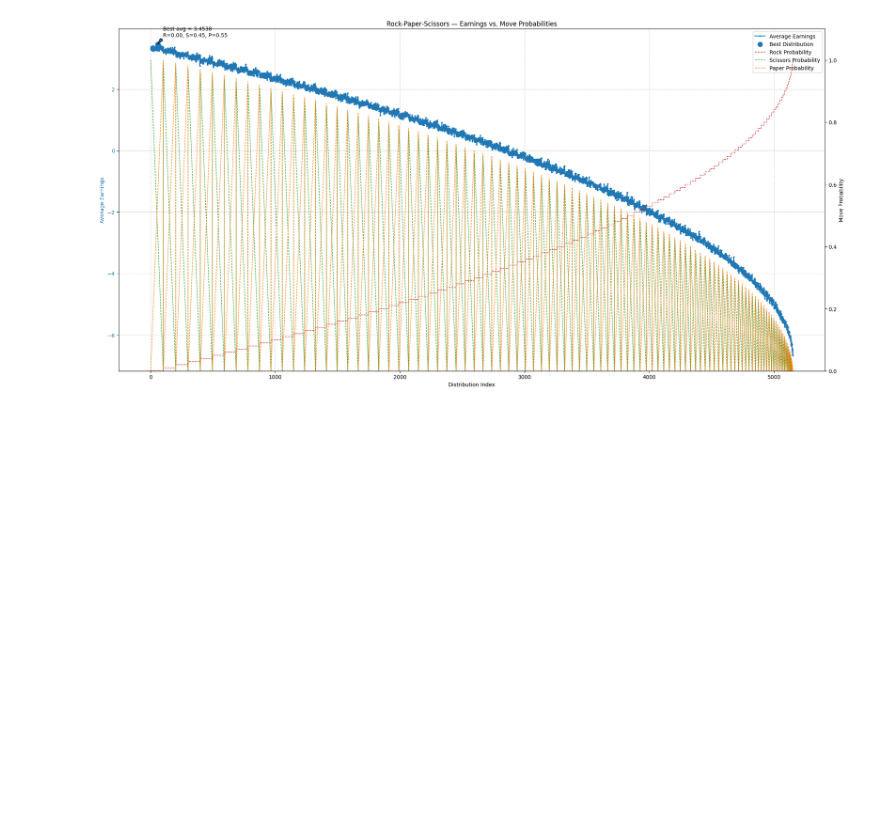
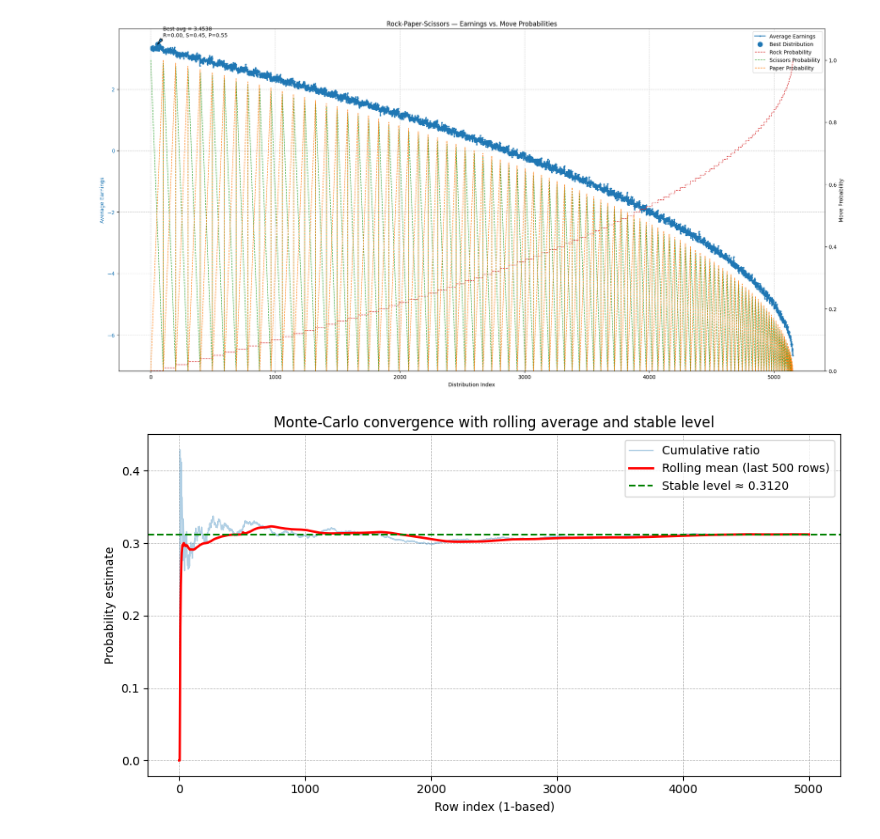
Before and after one commit to SorataBaka/kosen-5, a Jupyter notebook: random-simulation/plot.ipynb, the cells around one changed output. Saved outputs shown, nothing was run; the diff lists cells and outputs as text; code cells hidden in the pictures; blank space fills up the shorter version.

Commit message:
height simulation in c

```diff
--- a/random-simulation/plot.ipynb
+++ b/random-simulation/plot.ipynb
@@ -166,3 +166,57 @@ fig.tight_layout()
 plt.show()
 # %% [output]
 [figure]
+# %%
+import csv
+import matplotlib.pyplot as plt
+from collections import deque
+
+# ---------------- CONFIG ----------------
+FILENAME      = "height.txt"   # adjust path if needed
+ROLL_WINDOW   = 500             # rolling mean window size
+STABLE_SPAN   = 1000             # how many last rows to average for a "stable" level
+# ----------------------------------------
+
+trials, ratio, rolling = [], [], []
+q = deque()
+acc = 0.0
+
+with open(FILENAME, newline="") as f:
+    reader = csv.reader(f)
+    next(reader, None)  # skip header
+    for idx, row in enumerate(reader, start=1):
+        if len(row) < 3:
+            continue
+        r = float(row[2])
+        trials.append(idx)
+        ratio.append(r)
+
+        # Rolling mean
+        q.append(r); acc += r
+        if len(q) > ROLL_WINDOW:
+            acc -= q.popleft()
+        rolling.append(acc / len(q))
+
+# --- Stable horizontal line: mean of last STABLE_SPAN ratios
+tail = ratio[-STABLE_SPAN:] if len(ratio) >= STABLE_SPAN else ratio
+stable_level = sum(tail) / len(tail) if tail else 0.0
+
+# --- Plot -------------------------------------------------------------
+plt.figure(figsize=(9, 5))
+plt.plot(trials, ratio,  lw=1, alpha=0.35, label="Cumulative ratio")
+plt.plot(trials, rolling, lw=2, color="red",
+         label=f"Rolling mean (last {ROLL_WINDOW} rows)")
+
+# Horizontal stable level
+plt.axhline(stable_level, color="green", linestyle="--",
+            label=f"Stable level ≈ {stable_level:.4f}")
+
+plt.xlabel("Row index (1‑based)")
+plt.ylabel("Probability estimate")
+plt.title("Monte‑Carlo convergence with rolling average and stable level")
+plt.grid(True, linestyle="--", linewidth=0.5)
+plt.legend()
+plt.tight_layout()
+plt.show()
+# %% [output]
+[figure, added]
```
Also changed, not shown: 7 other files.
